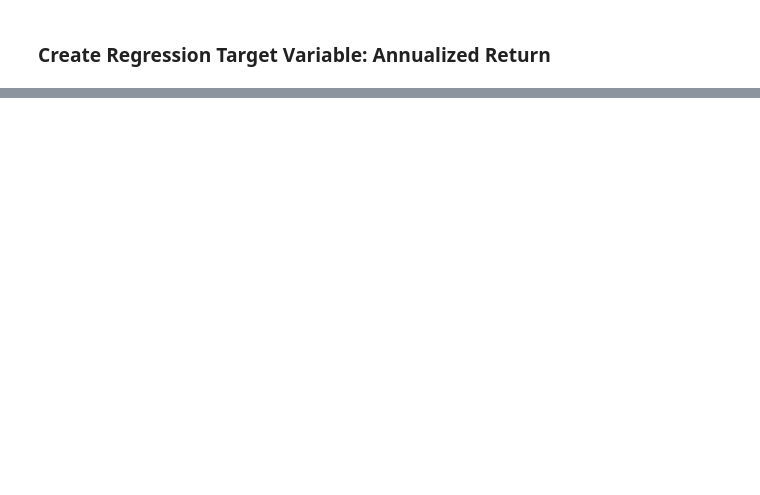
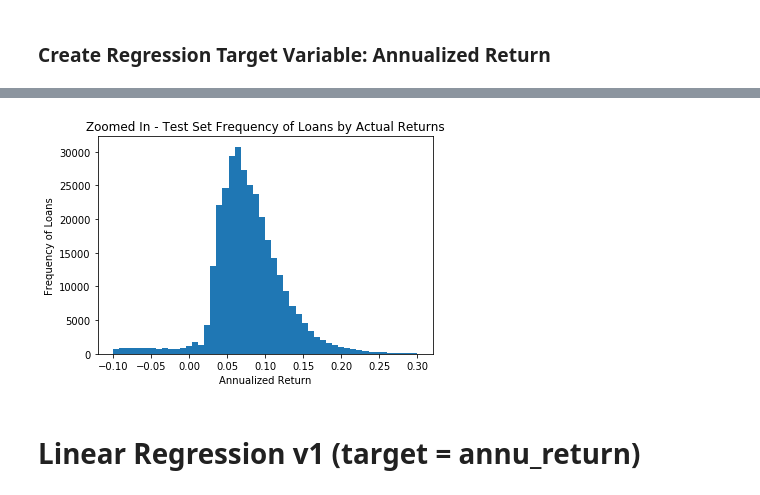
Before and after one commit to as6140/peervest, a Jupyter notebook: lc_lin_reg_v1.ipynb, the cells around one changed output, grey strips where cells are left out. Cells and saved outputs as stored; diff of their text form; code cells hidden in the pictures; blank space fills up the shorter version.

```diff
--- a/lc_lin_reg_v1.ipynb
+++ b/lc_lin_reg_v1.ipynb
@@ -117,0 +136,10 @@ y_train_all.head(20)
+# %%
+plt.hist(y_test_all['annu_return'],bins=50,range=(-0.1,0.3))
+plt.xlabel('Annualized Return')
+plt.ylabel('Frequency of Loans')
+plt.title('Zoomed In - Test Set Frequency of Loans by Actual Returns')
+plt.show()
+# %% [output]
+[figure, added]
+# %% [markdown]
+# Linear Regression v1 (target = annu_return)
```
Also changed, not shown: parts of 23 cells of this notebook.
